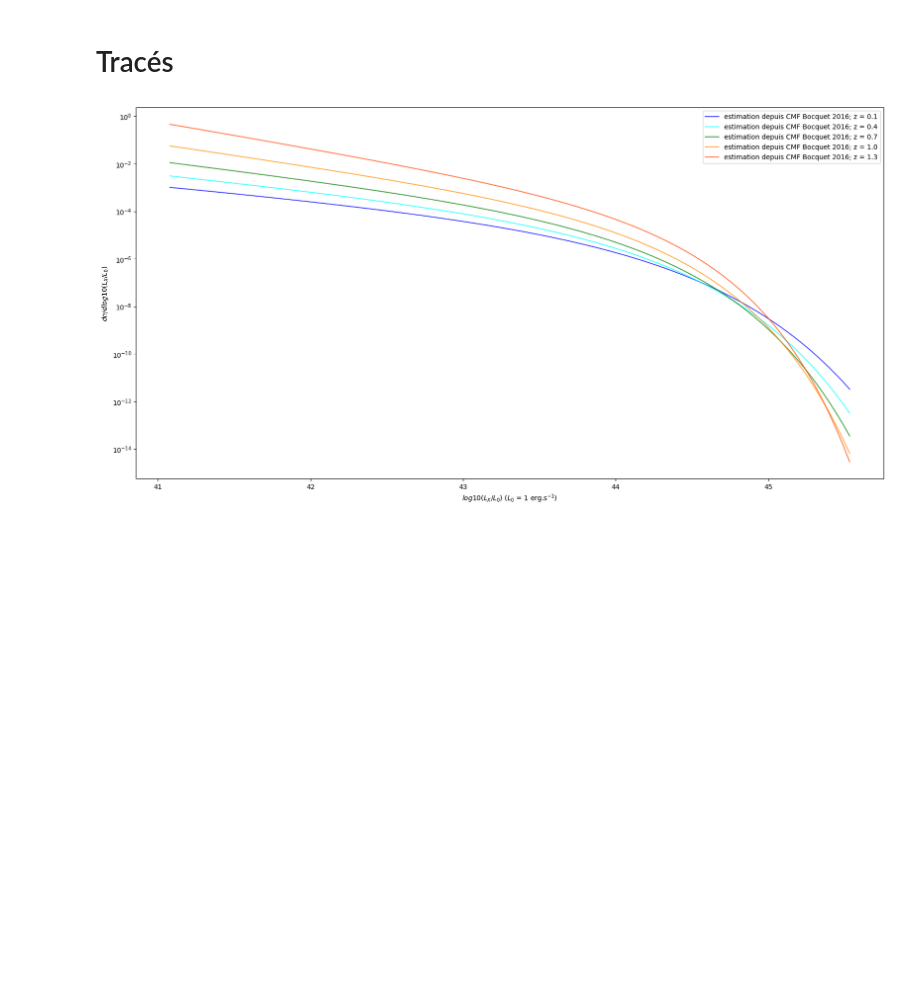
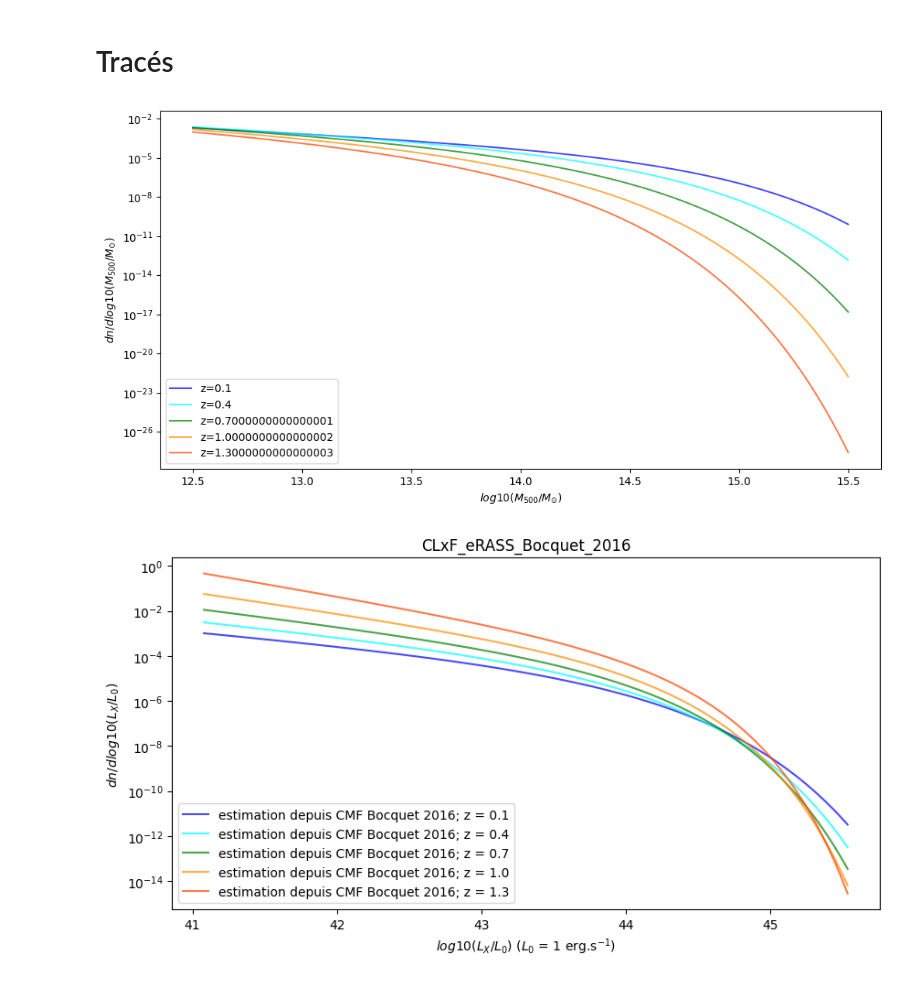
Before and after one commit to EmileD123/M2_Internship_clusters_cross_X_optical, a Jupyter notebook: caracterisation selection effects/test_dn_dlog10Lx.ipynb, the cells around one changed output. Drawn from its saved outputs; the diff is of its cells as text; code cells hidden in the pictures; blank space fills up the shorter version.

Commit message:
test évolution dn/dlog10(M500) en fonction de z (test_dn_dlog10Lx.ipynb)

```diff
--- a/caracterisation selection effects/test_dn_dlog10Lx.ipynb
+++ b/caracterisation selection effects/test_dn_dlog10Lx.ipynb
@@ -34,7 +34,7 @@ volume_eRASS1 = uf.Volume_survey(angular_area_eRASS1_deg2,bornes_z_eRASS1)
 from matplotlib.colors import LinearSegmentedColormap
 colors = ["blue", "cyan", "green", "darkorange", "orangered","lightcoral"]
 # %%
-range_log10_M_Msun = np.linspace(12.5,15.5,50) # log10(M500/Msun)
+range_log10_M_Msun = np.linspace(12.5,15.5,1000) # log10(M500/Msun)
 range_z = np.linspace(0.1,2.1,5)
 
 CMF_values_z = []
@@ -141,18 +265,37 @@ for z in range_z:
 # %% [markdown]
 # Tracés
 # %%
+# Que la fonction de masse
+
+plt.figure(figsize=(12, 6))
+
+for i,ClxF_values in enumerate(CMF_values_z):
+    plt.plot(range_log10_M_Msun, CMF_values_z[i], color=colors[i], label = f'z={range_z[i]}' ,alpha=0.7)
+    plt.yscale('log')
+    plt.xlabel(r'$log10(M_{500}/M_{\odot}$)')
+    plt.ylabel(r'$dn / dlog10(M_{500}/M_{\odot})$')
+
+
+
+plt.legend()
+
+
+
 # A comparer avec la théorie de la fonction de luminosité ! → besoin d'une relation d'échelle adaptée à eRASS1
-plt.figure(figsize=(20, 10))
+plt.figure(figsize=(10, 5))
 
 
 for i,ClxF_values in enumerate(ClxF_values_z):
     plt.plot(bin_centers_LX_eRASS1_log10, ClxF_values, color=colors[i], label=f'estimation depuis CMF Bocquet 2016; z = {np.round(range_z[i], 2)}', alpha=0.7)
     plt.xlabel(r'$log10(L_{X}/L_0)$ ($L_0$ = 1 erg.s$^{-1}$)')
     plt.ylabel(r'$dn / dlog10(L_{X}/L_0)$ ')
     plt.yscale('log')
 
+plt.title("CLxF_eRASS_Bocquet_2016")
+
 plt.legend()
 
 plt.show()
 # %% [output]
-[figure, old version]
+[figure, new version]
+[figure, added]
```
Also changed, not shown: parts of 14 cells of this notebook, 3 other files.
